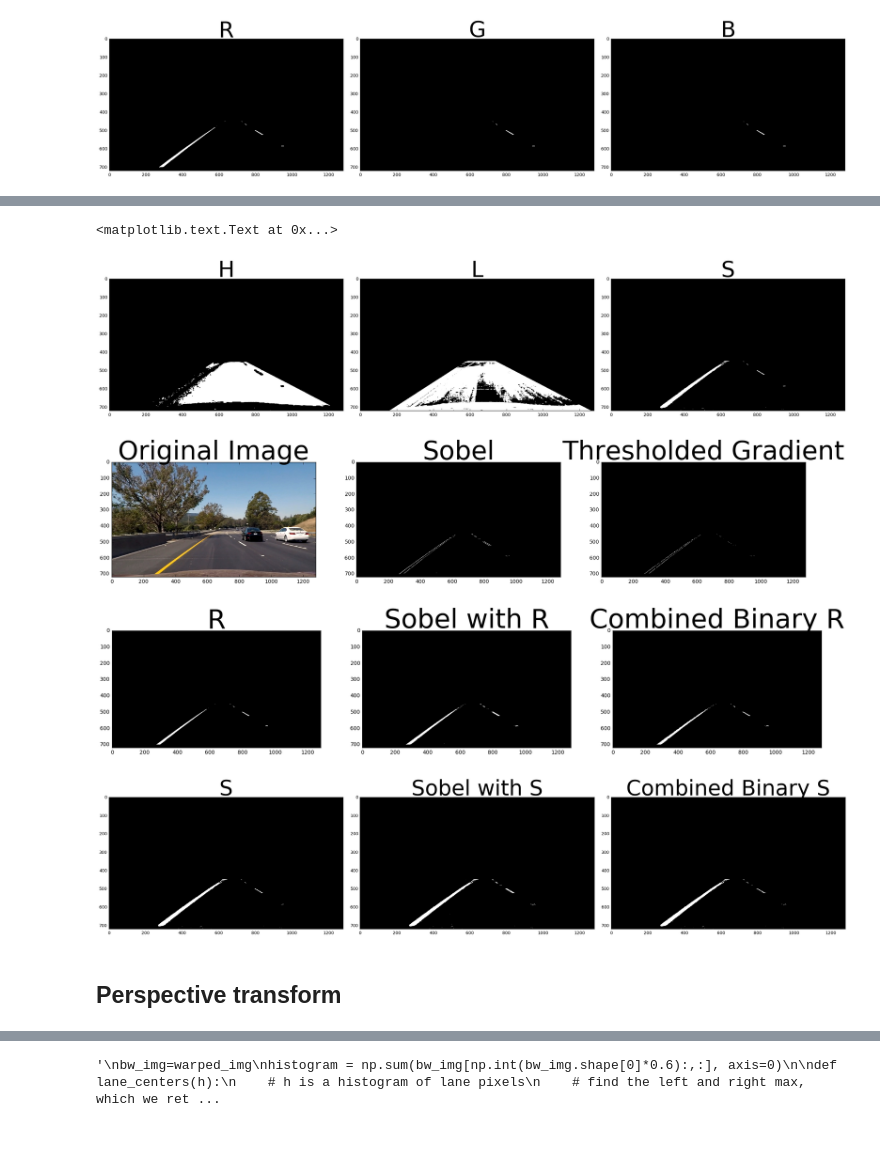
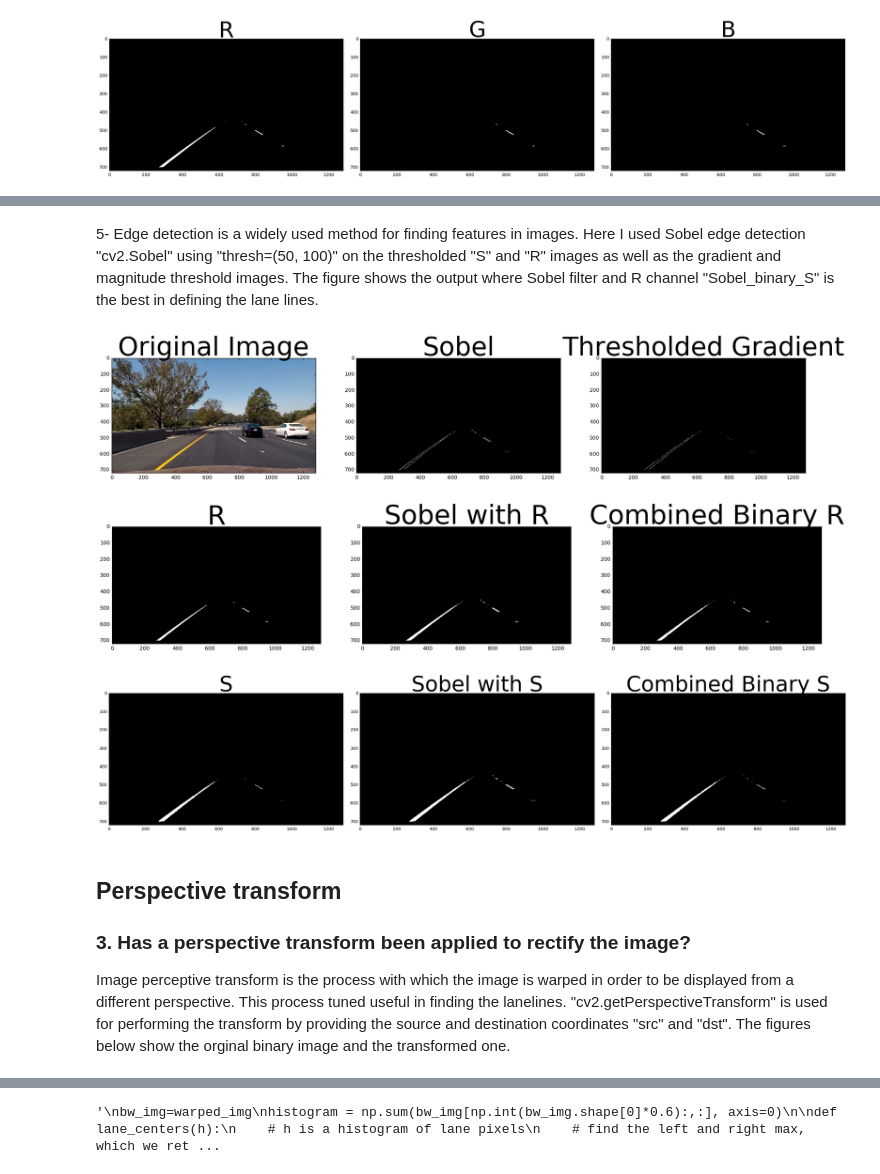
Before and after one commit to AloshkaD/SDC_advanced_lane_p4, a Jupyter notebook: README.ipynb, the cells around one changed output, grey strips where cells are left out. Drawn from its saved outputs; the diff is of its cells as text; code cells hidden in the pictures; blank space fills up the shorter version.

```diff
--- a/README.ipynb
+++ b/README.ipynb
@@ -280,48 +247,6 @@ ax3.set_title('V', fontsize=50)
-# %%
-# Splitting HSV Channels
-HLS = cv2.cvtColor(image, cv2.COLOR_RGB2HLS)
-
-H = HLS[:,:,0]
-L = HLS[:,:,1]
-S = HLS[:,:,2]
-thresh = (70, 255)
-#gray_ = cv2.cvtColor(image, cv2.COLOR_RGB2GRAY)
-binary_H = np.zeros_like(H)
-binary_H[(H > thresh[0]) & (H <= thresh[1])] = 1
-binary_H= region_of_interest(binary_H, vertices)
-
-binary_L = np.zeros_like(L)
-binary_L[(L > thresh[0]) & (L <= thresh[1])] = 1
-binary_L= region_of_interest(binary_L, vertices)
-
-binary_S = np.zeros_like(S)
-binary_S[(S > thresh[0]) & (S <= thresh[1])] = 1
-binary_S= region_of_interest(binary_S, vertices)
-
-f, (ax1, ax2, ax3) = plt.subplots(1, 3, figsize=(24, 9))
-f.tight_layout()
-ax1.imshow(binary_H, cmap='gray')
-ax1.set_title('H', fontsize=50)
-ax2.imshow(binary_L, cmap='gray')
-ax2.set_title('L', fontsize=50)
-ax3.imshow(binary_S, cmap='gray')
-ax3.set_title('S', fontsize=50)
-#plt.subplots_adjust(left=0., right=1, top=0.9, bottom=0.)
-# %% [output]
-<matplotlib.text.Text at 0x...>
-[figure, removed]
+# %% [markdown]
+5- Edge detection is a widely used method for finding features in images. Here I used Sobel edge detection "cv2.Sobel" using "thresh=(50, 100)" on the thresholded "S" and "R" images as well as the gradient and magnitude threshold images. The figure shows the output where Sobel filter and R channel "Sobel_binary_S" is the best in defining the lane lines.
 # %%
-#hough line detection
-rho = 2
-theta = np.pi/180
-threshold = 60
-min_line_len = 30
-max_line_gap = 30
-
-
-
-# Read in an image and grayscale it
-
 ## return sobel threshold
 def abs_sobel_thresh(img, orient, sobel_kernel, thresh):
     # Convert to grayscale
@@ -431,36 +356,38 @@ f, (ax7, ax8, ax9) = plt.subplots(1, 3, figsize=(24, 9))
 f.tight_layout()
 
 #####
 ax1.imshow(image)
 ax1.set_title('Original Image', fontsize=50)
 ax2.imshow(gradx, cmap='gray')
 ax2.set_title('Sobel', fontsize=50)
 ax3.imshow(combined, cmap='gray')
 ax3.set_title('Thresholded Gradient', fontsize=50)
 #####
 #####
 ax4.imshow(binary_R, cmap='gray')
 ax4.set_title('R', fontsize=50)
 ax5.imshow(Sobel_binary_R , cmap='gray')
 ax5.set_title('Sobel with R', fontsize=50)
 ax6.imshow(combined_binary_R, cmap='gray')
 ax6.set_title('Combined Binary R', fontsize=50)
 #####
 #####
 ax7.imshow(binary_S, cmap='gray')
 ax7.set_title('S', fontsize=50)
 ax8.imshow(Sobel_binary_S , cmap='gray')
 ax8.set_title('Sobel with S', fontsize=50)
 ax9.imshow(combined_binary_S, cmap='gray')
 ax9.set_title('Combined Binary S', fontsize=50)
 #####
 plt.subplots_adjust(left=0., right=1, top=0.9, bottom=0.)
 # %% [output]
 [figure]
 [figure]
-[figure, old version]
+[figure, new version]
-# %% [markdown]
-## Perspective transform
+# %% [markdown]
+## Perspective transform
+### 3. Has a perspective transform been applied to rectify the image?
+Image perceptive transform is the process with which the image is warped in order to be displayed from a different perspective. This process tuned useful in finding the lanelines. "cv2.getPerspectiveTransform" is used for performing the transform by providing the source and destination coordinates "src" and "dst". The figures below show the orginal binary image and the transformed one.
 # %%
 
 f, (ax1, ax2) = plt.subplots(1, 2, figsize=(24, 9))
```
Also changed, not shown: parts of 28 cells of this notebook, 22 other files.
